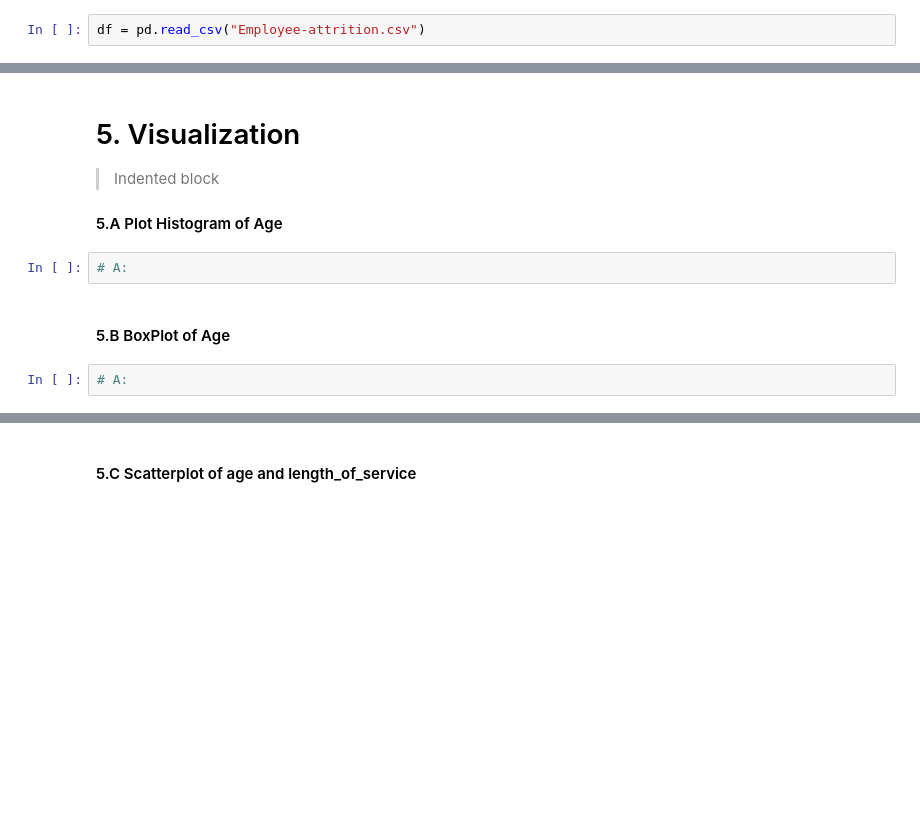
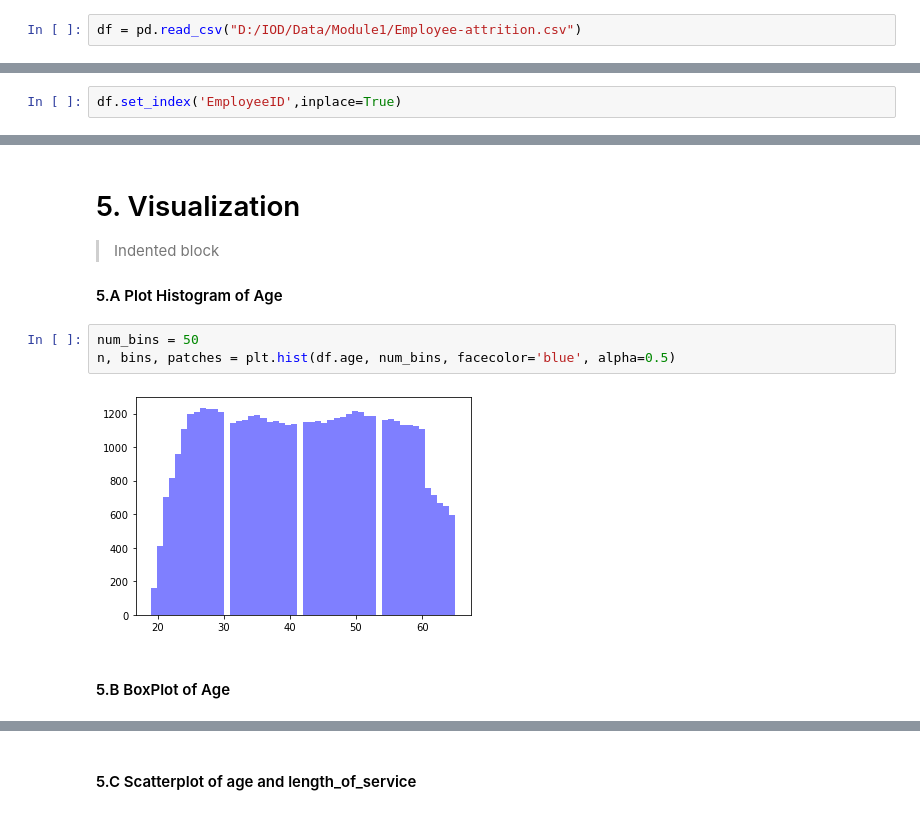
Before and after one commit to cliviaK/IOD, a Jupyter notebook: Jupyter_lab/Module1/Labs 1-20220512T120453Z-001/Labs 1/Lab 1.2.2 Pandas Lab.ipynb, the cells around one changed output, grey strips where cells are left out. Drawn from its saved outputs; the diff is of its cells as text; blank space fills up the shorter version.

```diff
--- a/Jupyter_lab/Module1/Labs 1-20220512T120453Z-001/Labs 1/Lab 1.2.2 Pandas Lab.ipynb
+++ b/Jupyter_lab/Module1/Labs 1-20220512T120453Z-001/Labs 1/Lab 1.2.2 Pandas Lab.ipynb
@@ -16,4 +14,4 @@ chrome://settings/content/cookies
 
 NOTE: Make sure third party cookies are not blocked.
 # %%
-df = pd.read_csv("Employee-attrition.csv")
+df = pd.read_csv("D:/IOD/Data/Module1/Employee-attrition.csv")
@@ -150,2 +252,4 @@ Find count, mean, std, min, max of of all columns of dataframe
+# %%
+df.set_index('EmployeeID',inplace=True)
 # %% [markdown]
 #### 3.A Find A Specifc Row Using Index
@@ -181,9 +361,10 @@ Find count, mean, std, min, max of of all columns of dataframe
 
 
 #### 5.A Plot Histogram of Age
-# %%
-# A:
+# %%
+num_bins = 50
+n, bins, patches = plt.hist(df.age, num_bins, facecolor='blue', alpha=0.5)
+# %% [output]
+[figure, added]
 # %% [markdown]
 #### 5.B BoxPlot of Age
-# %%
-# A:
```
Also changed, not shown: parts of 45 cells of this notebook, 1 other file.
